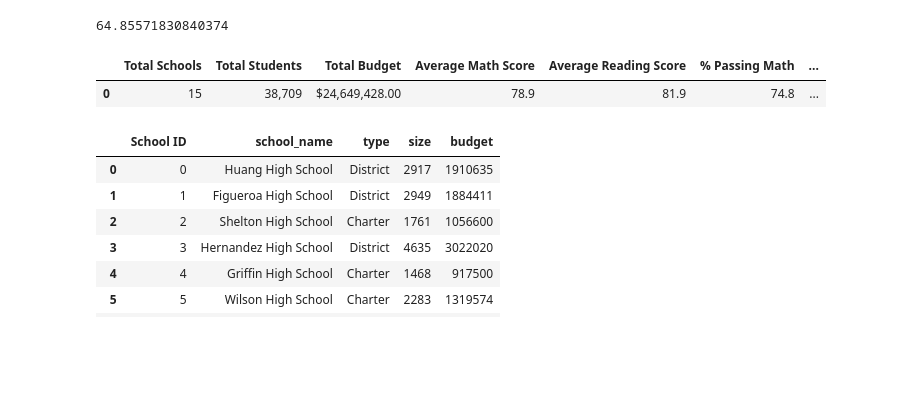
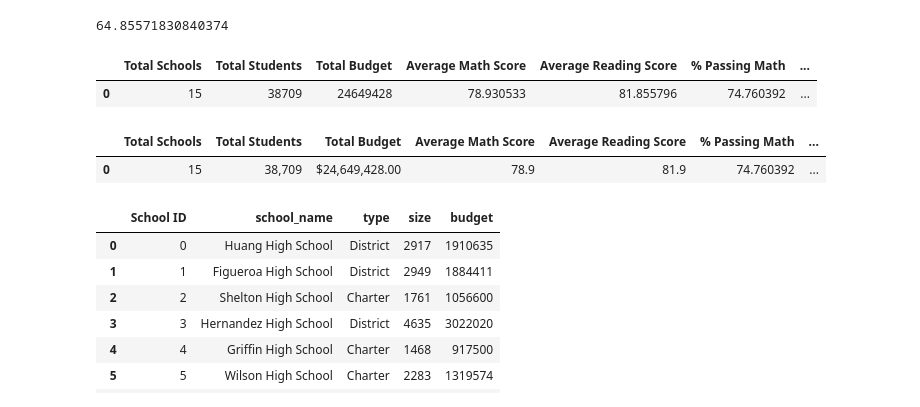
Before and after one commit to pde294/schooldistrictanalysisupdated, a Jupyter notebook: PyCitySchools_Challenge.ipynb, the cells around one changed output. Drawn from its saved outputs; the diff is of its cells as text; code cells hidden in the pictures; blank space fills up the shorter version.

```diff
--- a/PyCitySchools_Challenge.ipynb
+++ b/PyCitySchools_Challenge.ipynb
@@ -133,0 +142,3 @@ passing_reading_count = school_data_complete_df[(school_data_complete_df["readin
+# %%
+passing_math= school_data_complete_df[school_data_complete_df["math_score"] >=70]
+passing_math.head()
@@ -133,0 +152,3 @@ passing_reading_count = school_data_complete_df[(school_data_complete_df["readin
+# %%
+passing_reading = school_data_complete_df[school_data_complete_df["reading_score"] >= 70]
+passing_reading.head()
@@ -133,0 +162,6 @@ passing_reading_count = school_data_complete_df[(school_data_complete_df["readin
+# %%
+# Calculate the number of students passing math.
+passing_math_count = passing_math["student_name"].count()
+
+#Calculate the number of students passing reading.
+passing_reading_count = passing_reading["student_name"].count()
@@ -162,33 +215,26 @@ overall_passing_percentage
+# %%
+district_summary_df
+# %% [output]
+|  | Total Schools | Total Students | Total Budget | Average Math Score | Average Reading Score | % Passing Math | ... |
+| 0 | 15 | 38709 | 24649428 | 78.930533 | 81.855796 | 74.760392 | ... |
 # %%
-# Create a DataFrame
-district_summary_df = pd.DataFrame(
-          [{"Total Schools": school_count,
-          "Total Students": student_count,
-          "Total Budget": total_budget,
-          "Average Math Score": average_math_score,
-          "Average Reading Score": average_reading_score,
-          "% Passing Math": passing_math_percentage,
-         "% Passing Reading": passing_reading_percentage,
-        "% Overall Passing": overall_passing_percentage}])
+# Format the "Total Students" to have the comma for a thousands separator.
+#district_summary_df["Total Students"] = district_summary_df["Total Students"].map("{:,}".format)
+# Format the "Total Budget" to have the comma for a thousands separator, a decimal separator and a "$".
+#district_summary_df["Total Budget"] = district_summary_df["Total Budget"].map("${:,.2f}".format)
 
-
-
-# Format the "Total Students" to have the comma for a thousands separator.
-district_summary_df["Total Students"] = district_summary_df["Total Students"].map("{:,}".format)
-# Format the "Total Budget" to have the comma for a thousands separator, a decimal separator and a "$".
-district_summary_df["Total Budget"] = district_summary_df["Total Budget"].map("${:,.2f}".format)
 # Format the columns.
-district_summary_df["Average Math Score"] = district_summary_df["Average Math Score"].map("{:.1f}".format)
-district_summary_df["Average Reading Score"] = district_summary_df["Average Reading Score"].map("{:.1f}".format)
-district_summary_df["% Passing Math"] = district_summary_df["% Passing Math"].map("{:.1f}".format)
-district_summary_df["% Passing Reading"] = district_summary_df["% Passing Reading"].map("{:.1f}".format)
-district_summary_df["% Overall Passing"] = district_summary_df["% Overall Passing"].map("{:.1f}".format)
+#district_summary_df["Average Math Score"] = district_summary_df["Average Math Score"].map("{:.1f}".format)
+#district_summary_df["Average Reading Score"] = district_summary_df["Average Reading Score"].map("{:.1f}".format)
+#district_summary_df["% Passing Math"] = district_summary_df[passing_math_percentage].map("{:.0f}".format)
+#district_summary_df["% Passing Reading"] = district_summary_df["% Passing Reading"].map("{:.0f}".format)
+#district_summary_df["% Overall Passing"] = district_summary_df["% Overall Passing"].map("{:.0f}".format)
 
 # Display the data frame
 district_summary_df
 # %% [output]
 |  | Total Schools | Total Students | Total Budget | Average Math Score | Average Reading Score | % Passing Math | ... |
-| 0 | 15 | 38,709 | $24,649,428.00 | 78.9 | 81.9 | 74.8 | ... |
+| 0 | 15 | 38,709 | $24,649,428.00 | 78.9 | 81.9 | 74.760392 | ... |
 # %%
 School Summary
 # %%
```
Also changed, not shown: parts of 17 cells of this notebook, 2 other files.
